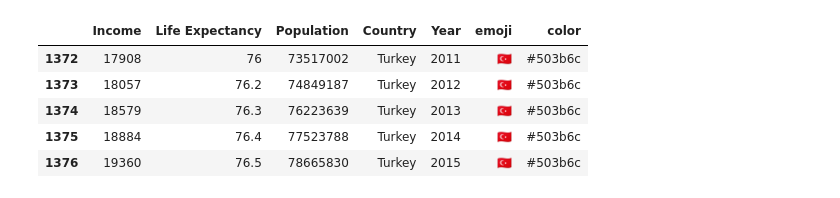
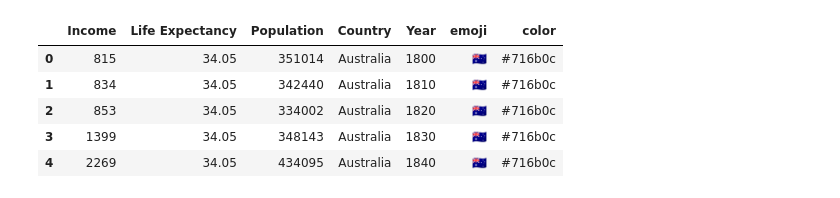
Before and after one commit to adahmed-coursera/repo1, a Jupyter notebook: Echarts_playground.ipynb, the cells around one changed output. Saved outputs shown, nothing was run; the diff lists cells and outputs as text; code cells hidden in the pictures.

```diff
--- a/Echarts_playground.ipynb
+++ b/Echarts_playground.ipynb
@@ -96,32 +97,32 @@ echart_pane
 # %%
 # dataset for the line race and bar race graphs
 
 df = pd.read_json('life-expectancy-table.json')
 df.columns = ['Income','Life Expectancy','Population','Country','Year']
 df.dropna(inplace=True)
 df_flags = pd.read_json('flags.json')
 df_flags.columns = ["code","emoji","unicode","name","title","dialCode"]
 df = df.merge(df_flags,how='inner',left_on='Country',right_on='name')
 df = df[['Income','Life Expectancy','Population','Country','Year','emoji']]
 df.sort_values(['Country', 'Year'],inplace=True)
 hex_codes = '0123456789abcdef'
 colors = []
-items = small_df['Country'].unique().tolist()
+items = df['Country'].unique().tolist()
 for i in range(len(items)):
     combination = '#' + ''.join((choice(hex_codes), choice(hex_codes), choice(hex_codes), choice(hex_codes), choice(hex_codes), choice(hex_codes)))
     colors.append(combination)
 
 color_dict = {i:j for i,j in zip(items,colors)}
 df['color'] = df['Country'].map(color_dict)
 small_df = df[df['Country'].isin(['Finland','France','Germany','Iceland','Norway','Poland','Russia','Australia','Japan','Turkey','Canada'])]
 small_df.head()
 # %% [output]
 |  | Income | Life Expectancy | Population | Country | Year | emoji | color |
-| 1372 | 17908 | 76 | 73517002 | Turkey | 2011 | 🇹🇷 | #503b6c |
-| 1373 | 18057 | 76.2 | 74849187 | Turkey | 2012 | 🇹🇷 | #503b6c |
-| 1374 | 18579 | 76.3 | 76223639 | Turkey | 2013 | 🇹🇷 | #503b6c |
-| 1375 | 18884 | 76.4 | 77523788 | Turkey | 2014 | 🇹🇷 | #503b6c |
-| 1376 | 19360 | 76.5 | 78665830 | Turkey | 2015 | 🇹🇷 | #503b6c |
+| 0 | 815 | 34.05 | 351014 | Australia | 1800 | 🇦🇺 | #716b0c |
+| 1 | 834 | 34.05 | 342440 | Australia | 1810 | 🇦🇺 | #716b0c |
+| 2 | 853 | 34.05 | 334002 | Australia | 1820 | 🇦🇺 | #716b0c |
+| 3 | 1399 | 34.05 | 348143 | Australia | 1830 | 🇦🇺 | #716b0c |
+| 4 | 2269 | 34.05 | 434095 | Australia | 1840 | 🇦🇺 | #716b0c |
 # %%
 #line race graph
 x= 'Year'
```
Also changed, not shown: parts of 3 cells of this notebook.
